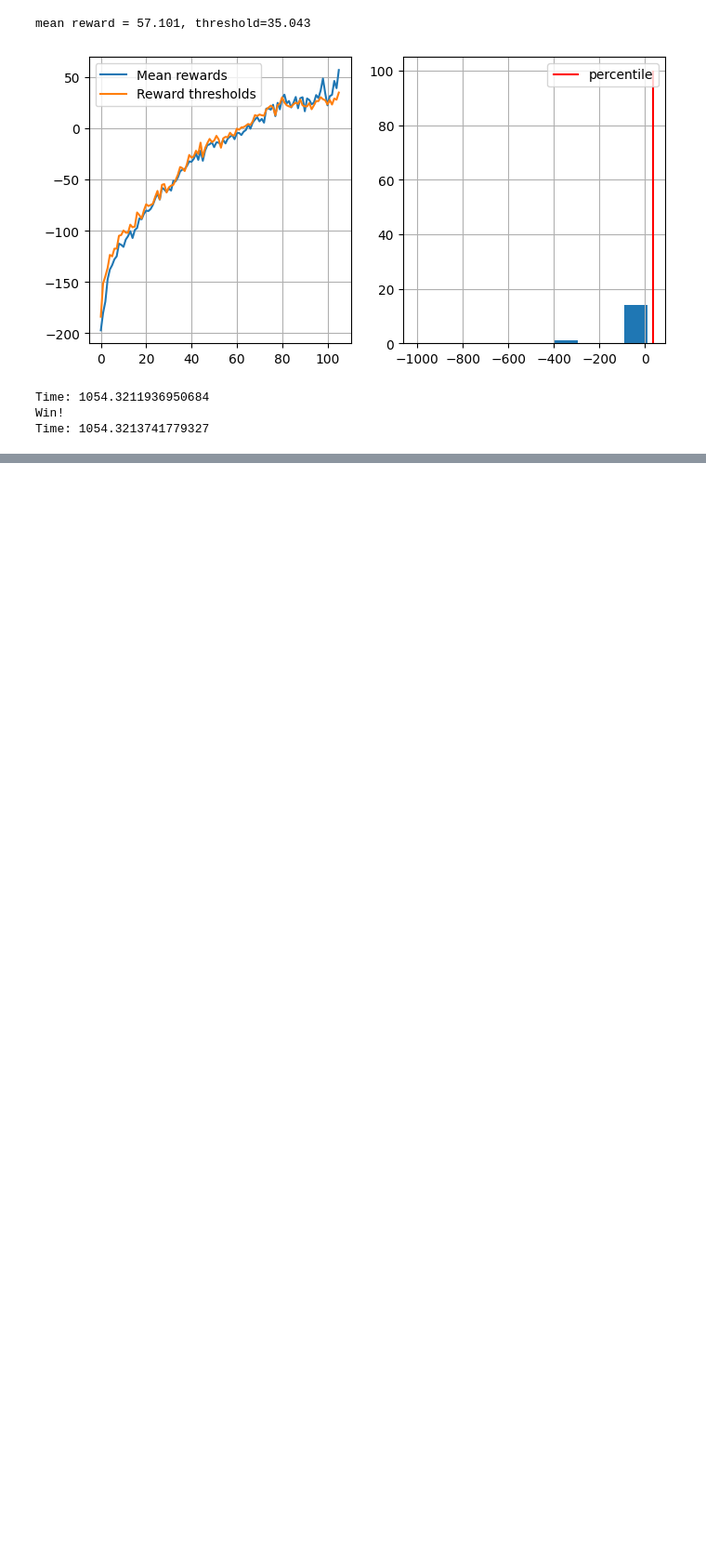
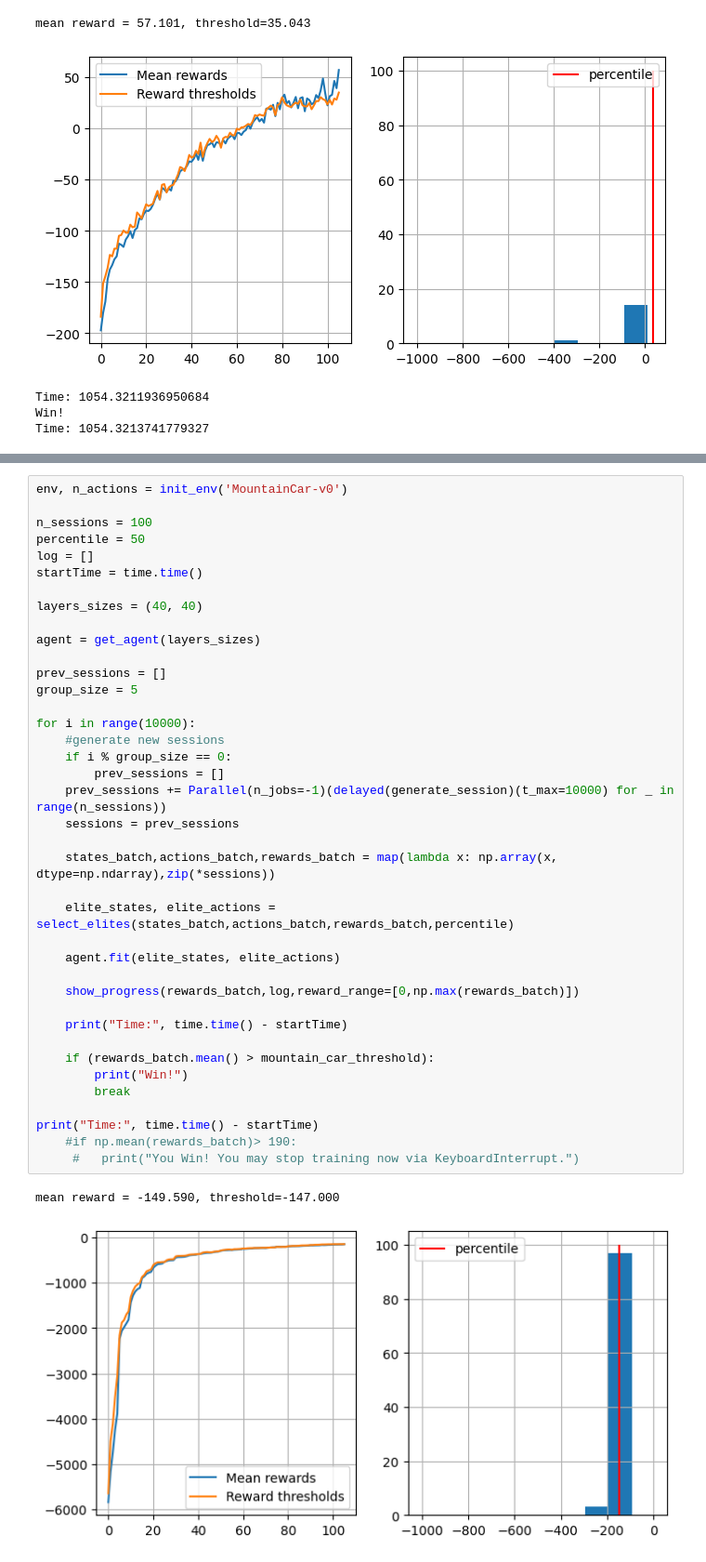
Before and after one commit to Semen-prog/aesc_machine_learning, a Jupyter notebook: homewok_3_bonus/task3_crossenrophy_rl_practice_hard.ipynb, the cells around one changed output, grey strips where cells are left out. Shown at 93% size. Saved outputs shown, nothing was run; the diff lists cells and outputs as text; blank space fills up the shorter version.

```diff
--- a/homewok_3_bonus/task3_crossenrophy_rl_practice_hard.ipynb
+++ b/homewok_3_bonus/task3_crossenrophy_rl_practice_hard.ipynb
@@ -304,0 +308,42 @@ Time: 1054.3213741779327
+# %%
+env, n_actions = init_env('MountainCar-v0')
+
+n_sessions = 100
+percentile = 50
+log = []
+startTime = time.time()
+
+layers_sizes = (40, 40)
+
+agent = get_agent(layers_sizes)
+
+prev_sessions = []
+group_size = 5
+
+for i in range(10000):
+    #generate new sessions
+    if i % group_size == 0:
+        prev_sessions = []
+    prev_sessions += Parallel(n_jobs=-1)(delayed(generate_session)(t_max=10000) for _ in range(n_sessions))
+    sessions = prev_sessions
+
+    states_batch,actions_batch,rewards_batch = map(lambda x: np.array(x, dtype=np.ndarray),zip(*sessions))
+
+    elite_states, elite_actions = select_elites(states_batch,actions_batch,rewards_batch,percentile)
+
+    agent.fit(elite_states, elite_actions)
+
+    show_progress(rewards_batch,log,reward_range=[0,np.max(rewards_batch)])
+
+    print("Time:", time.time() - startTime)
+
+    if (rewards_batch.mean() > mountain_car_threshold):
+        print("Win!")
+        break
+
+print("Time:", time.time() - startTime)
+    #if np.mean(rewards_batch)> 190:
+     #   print("You Win! You may stop training now via KeyboardInterrupt.")
+# %% [output]
+mean reward = -149.590, threshold=-147.000
+[figure, added]
```
Also changed, not shown: parts of 2 cells of this notebook.
